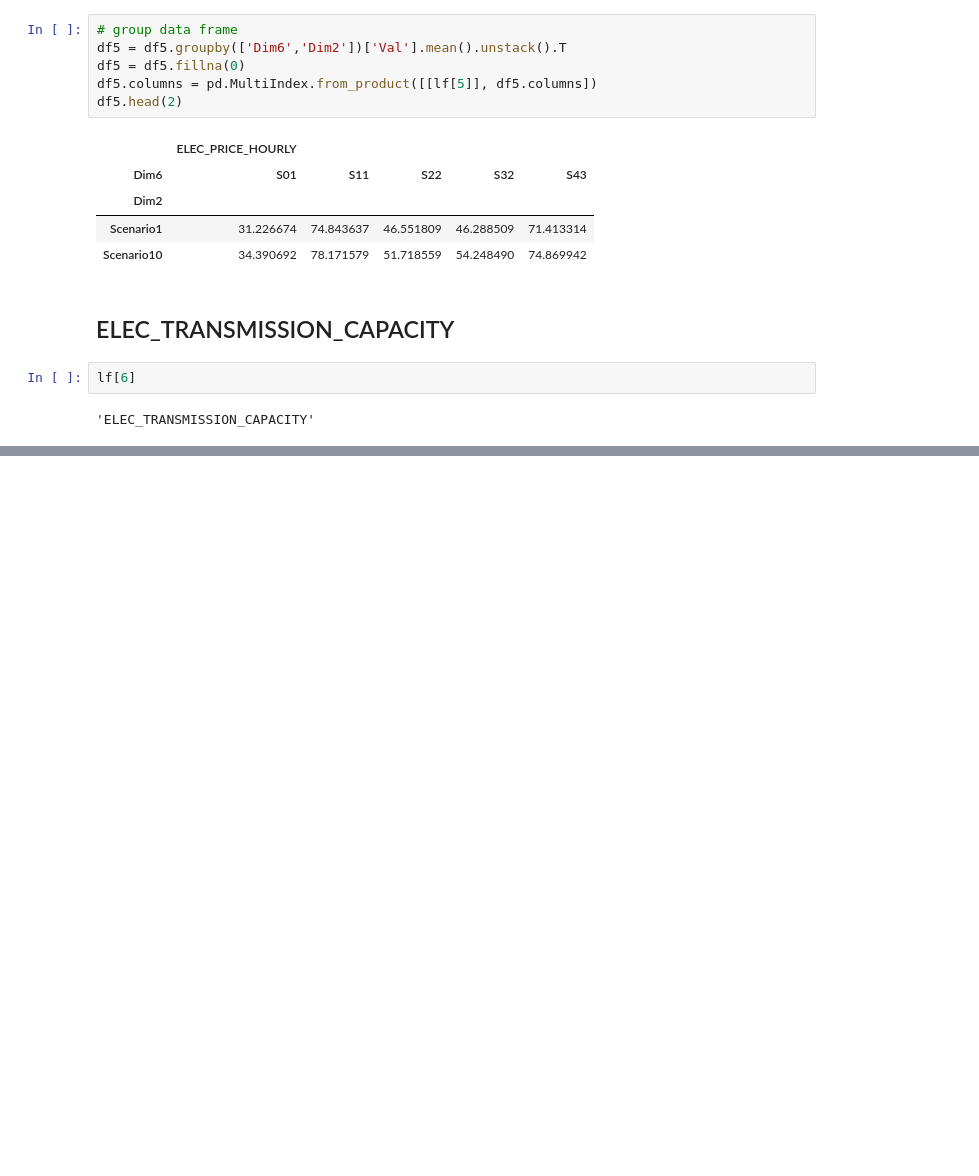
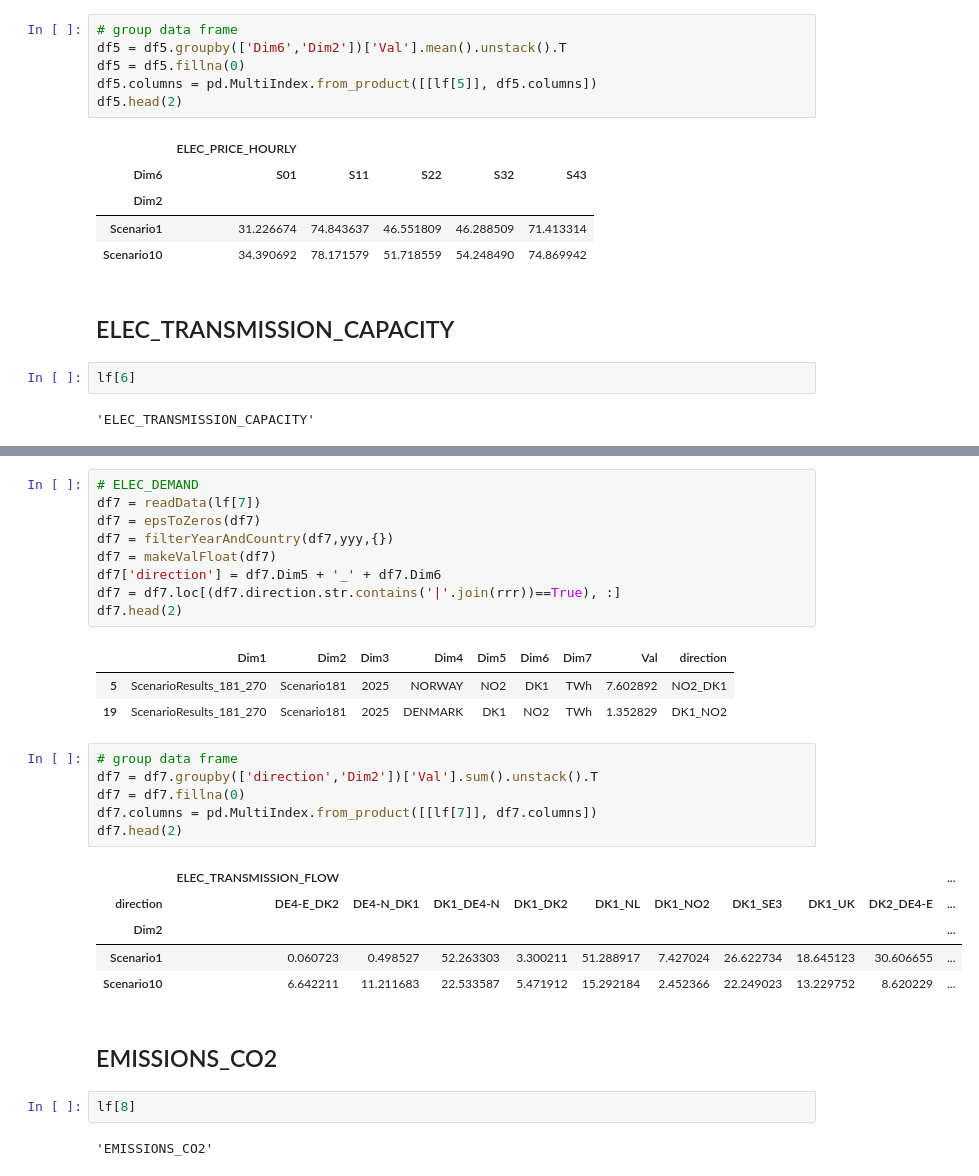
Before and after one commit to tilseb/flexsus, a Jupyter notebook: processing.ipynb, the cells around one changed output, grey strips where cells are left out. Cells and saved outputs as stored; diff of their text form; blank space fills up the shorter version.

```diff
--- a/processing.ipynb
+++ b/processing.ipynb
@@ -297,0 +307,31 @@ df6.head(2)
+# %%
+# ELEC_DEMAND
+df7 = readData(lf[7])
+df7 = epsToZeros(df7)
+df7 = filterYearAndCountry(df7,yyy,{})
+df7 = makeValFloat(df7)
+df7['direction'] = df7.Dim5 + '_' + df7.Dim6
+df7 = df7.loc[(df7.direction.str.contains('|'.join(rrr))==True), :]
+df7.head(2)
+# %% [output]
+|  | Dim1 | Dim2 | Dim3 | Dim4 | Dim5 | Dim6 | Dim7 | Val | direction |
+| 5 | ScenarioResults_181_270 | Scenario181 | 2025 | NORWAY | NO2 | DK1 | TWh | 7.602892 | NO2_DK1 |
+| 19 | ScenarioResults_181_270 | Scenario181 | 2025 | DENMARK | DK1 | NO2 | TWh | 1.352829 | DK1_NO2 |
+# %%
+# group data frame
+df7 = df7.groupby(['direction','Dim2'])['Val'].sum().unstack().T
+df7 = df7.fillna(0)
+df7.columns = pd.MultiIndex.from_product([[lf[7]], df7.columns])
+df7.head(2)
+# %% [output]
+|  | ELEC_TRANSMISSION_FLOW |  |  |  |  |  |  |  |  | ... |
+| direction | DE4-E_DK2 | DE4-N_DK1 | DK1_DE4-N | DK1_DK2 | DK1_NL | DK1_NO2 | DK1_SE3 | DK1_UK | DK2_DE4-E | ... |
+| Dim2 |  |  |  |  |  |  |  |  |  | ... |
+| Scenario1 | 0.060723 | 0.498527 | 52.263303 | 3.300211 | 51.288917 | 7.427024 | 26.622734 | 18.645123 | 30.606655 | ... |
+| Scenario10 | 6.642211 | 11.211683 | 22.533587 | 5.471912 | 15.292184 | 2.452366 | 22.249023 | 13.229752 | 8.620229 | ... |
+# %% [markdown]
+## EMISSIONS_CO2
+# %%
+lf[8]
+# %% [output]
+'EMISSIONS_CO2'
```
Also changed, not shown: parts of 50 cells of this notebook.
